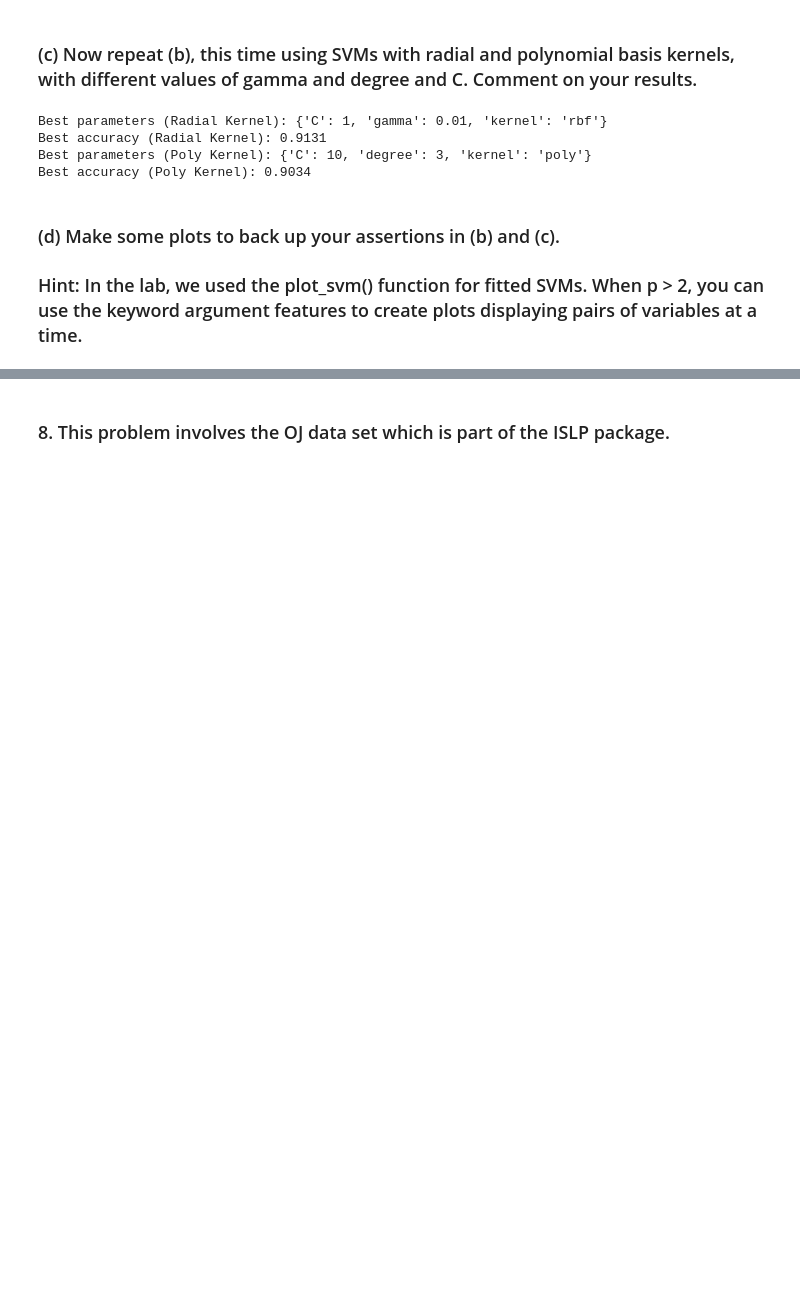
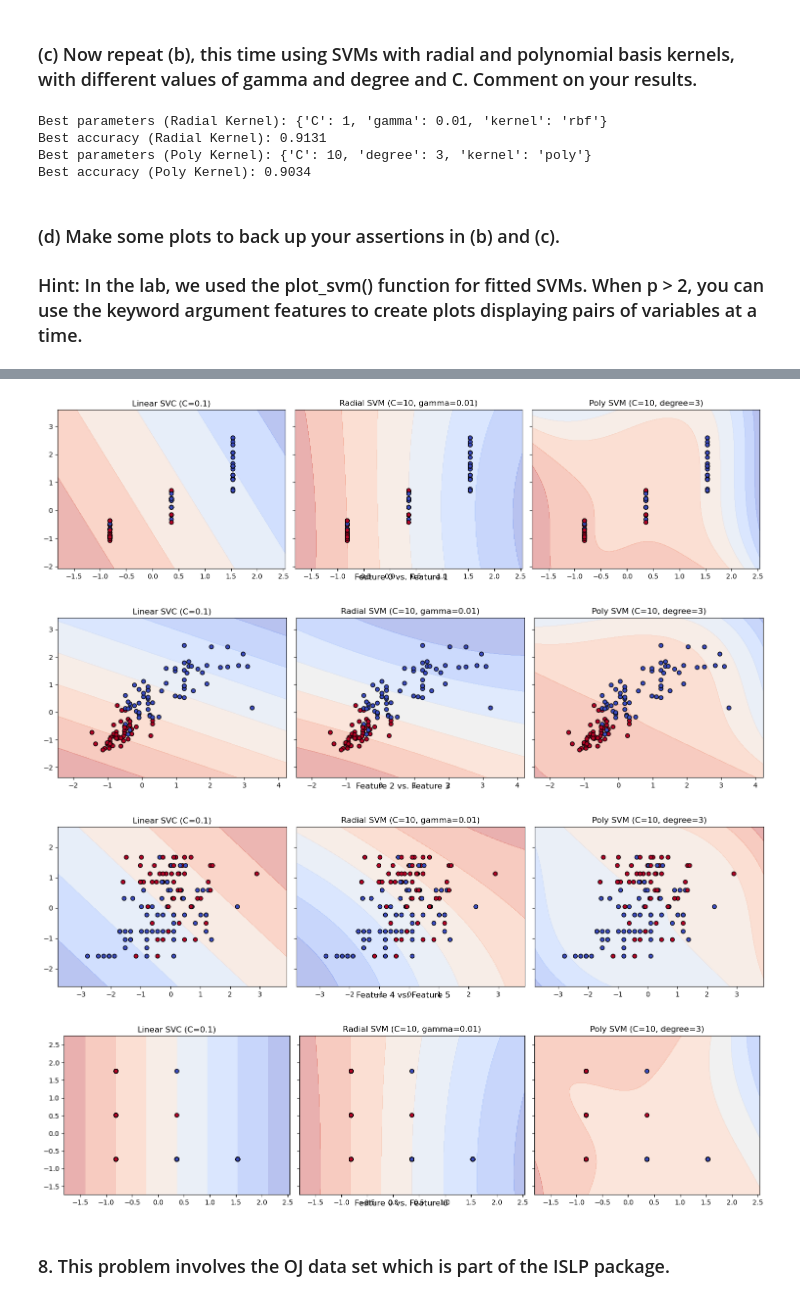
Before and after one commit to Ugagana/Predictive-Modelling, a Jupyter notebook: pmassign8.ipynb, the cells around one changed output, grey strips where cells are left out. Saved outputs shown, nothing was run; the diff lists cells and outputs as text; code cells hidden in the pictures; blank space fills up the shorter version.

```diff
--- a/pmassign8.ipynb
+++ b/pmassign8.ipynb
@@ -406,2 +269,75 @@ NameError: name 'random' is not defined
+# %%
+import numpy as np
+import matplotlib.pyplot as plt
+from sklearn.svm import SVC
+from sklearn.preprocessing import StandardScaler
+from sklearn.model_selection import train_test_split
+from sklearn.inspection import DecisionBoundaryDisplay
+
+# Define a function to plot the decision boundary and support vectors
+def plot_svm_decision_boundary(X, y, model, ax, title=None):
+    # Plot the decision boundary
+    DecisionBoundaryDisplay.from_estimator(model, X, cmap='coolwarm', alpha=0.4, ax=ax)
+
+    # Plot the data points
+    ax.scatter(X[:, 0], X[:, 1], c=y, cmap='coolwarm', edgecolors='k')
+
+    # Set the title for the plot
+    if title:
+        ax.set_title(title)
+    else:
+        ax.set_title(f"Decision boundary and support vectors")
+
+# Function to visualize the decision boundaries of different SVM models
+def visualize_svm(X, y, models, model_names):
+    # Split the data into training and test sets (using the same split from earlier)
+    X_train, X_test, y_train, y_test = train_test_split(X, y, test_size=0.3, random_state=1)
+
+    # Standardize the features
+    scaler = StandardScaler()
+    X_train_scaled = scaler.fit_transform(X_train)
+    X_test_scaled = scaler.transform(X_test)
+
+    # Plot decision boundaries for pairs of features at a time
+    feature_pairs = [(0, 1), (2, 3), (4, 5), (0,6)]  # Indices of pairs of features to plot
+    for feature_pair in feature_pairs:
+        # Create a subplot for each pair of features
+        fig, axes = plt.subplots(1, len(models), figsize=(15, 4), sharey=True)
+
+        for i, (model, model_name) in enumerate(zip(models, model_names)):
+            # Fit the model using the selected pair of features
+            model.fit(X_train_scaled[:, feature_pair], y_train)
+
+            # Plot the decision boundary and support vectors
+            plot_svm_decision_boundary(X_test_scaled[:, feature_pair], y_test, model, axes[i], title=model_name)
+
+        # Add labels for the features being plotted
+        fig.text(0.5, 0.04, f"Feature {feature_pair[0]} vs. Feature {feature_pair[1]}", ha='center', fontsize=12)
+
+        # Display the plot
+        plt.tight_layout()
+        plt.show()
+
+# Define the SVM models
+models = [
+    SVC(C=0.1, kernel='linear', random_state=1),  # Linear kernel with C=0.1
+    SVC(C=10, kernel='rbf', gamma=0.01, random_state=1),  # Radial kernel with C=10 and gamma=0.01
+    SVC(C=10, kernel='poly', degree=3, random_state=1)  # Polynomial kernel with C=10 and degree=3
+]
+
+# Names for the models
+model_names = [
+    'Linear SVC (C=0.1)',
+    'Radial SVM (C=10, gamma=0.01)',
+    'Poly SVM (C=10, degree=3)'
+]
+
+# Visualize the decision boundaries for different models
+visualize_svm(X_scaled, y, models, model_names)
+# %% [output]
+[figure, added]
+[figure, added]
+[figure, added]
+[figure, added]
 # %% [markdown]
 ### 8. This problem involves the OJ data set which is part of the ISLP package.
```
Also changed, not shown: parts of 23 cells of this notebook.
